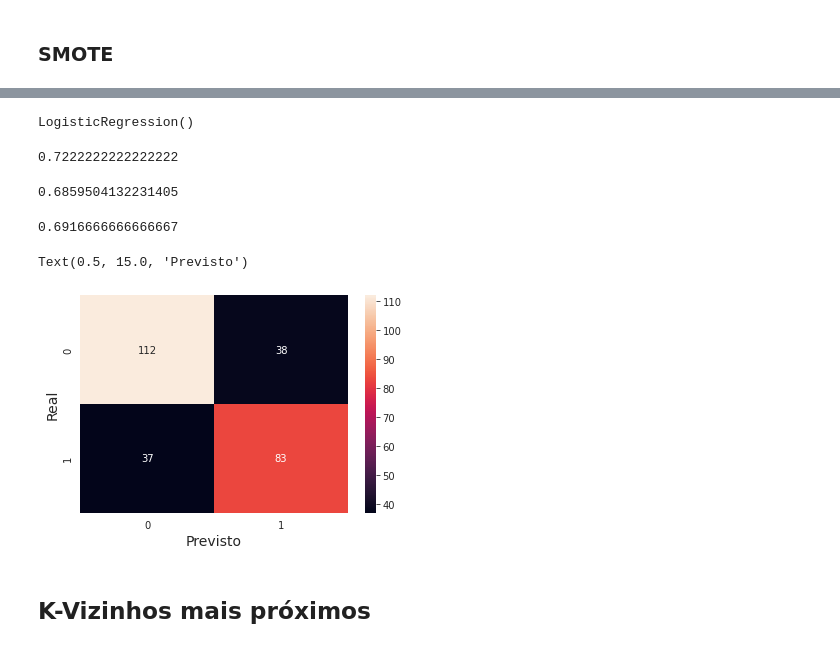
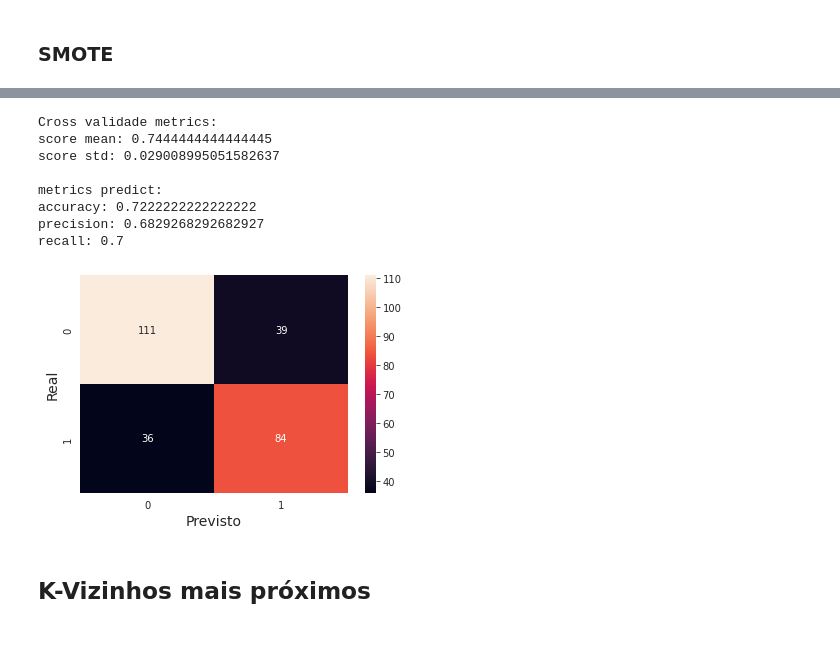
Before and after one commit to dipperr/indians_diabetes, a Jupyter notebook: pima_indians_diabetes.ipynb, the cells around one changed output, grey strips where cells are left out. Cells and saved outputs as stored; diff of their text form; code cells hidden in the pictures.

```diff
--- a/pima_indians_diabetes.ipynb
+++ b/pima_indians_diabetes.ipynb
@@ -259,4 +261,0 @@ score std: 0.019041080292894325
-# %%
-logreg.fit(x_train, y_train)
-y_pred = logreg.predict(x_test)
-accuracy_score(y_test, y_pred)
@@ -264,0 +262,23 @@ accuracy_score(y_test, y_pred)
+# %%
+def fit_and_predict(modelo, data, labels):
+  x_train, x_test, y_train, y_test = train_test_split(data, labels, test_size=0.3,
+                                                      random_state=2022, stratify=labels)
+
+  score = cross_val_score(modelo, x_train, y_train, cv=5)
+  print('Cross validade metrics:')
+  print(f'score mean: {score.mean()}\nscore std: {score.std()}\n')
+
+  modelo.fit(x_train, y_train)
+  pred = modelo.predict(x_test)
+  print(f'metrics predict:')
+  print(f'accuracy: {accuracy_score(y_test, pred)}')
+  print(f'precision: {precision_score(y_test, pred)}')
+  print(f'recall: {recall_score(y_test, pred)}\n\n')
+
+  matriz_conf = confusion_matrix(y_test, pred)
+  sns.heatmap(matriz_conf, annot=True, fmt='d')
+  plt.ylabel('Real', fontsize=14)
+  plt.xlabel('Previsto', fontsize=14)
+# %%
+logreg = LogisticRegression()
+fit_and_predict(logreg, x_padrao, y_data)
@@ -296,28 +301,15 @@ score std: 0.037225521903360544
-# %%
-logreg.fit(x_train, y_train)
-# %% [output]
-LogisticRegression()
-# %%
-y_pred = logreg.predict(x_test)
-accuracy_score(y_test, y_pred)
-# %% [output]
-0.7222222222222222
-# %%
-precision_score(y_test, y_pred)
-# %% [output]
-0.6859504132231405
-# %%
-recall_score(y_test, y_pred)
-# %% [output]
-0.6916666666666667
-# %%
-matriz_conf = confusion_matrix(y_test, y_pred)
-sns.heatmap(matriz_conf, annot=True, fmt='d')
-plt.ylabel('Real', fontsize=14)
-plt.xlabel('Previsto', fontsize=14)
-# %% [output]
-Text(0.5, 15.0, 'Previsto')
-[figure, removed]
+# %%
+fit_and_predict(logreg, X, Y)
+# %% [output]
+Cross validade metrics:
+score mean: 0.7444444444444445
+score std: 0.029008995051582637
+
+metrics predict:
+accuracy: 0.7222222222222222
+precision: 0.6829268292682927
+recall: 0.7
+[figure, added]
 # %% [markdown]
 ## K-Vizinhos mais próximos
 # %% [markdown]
```
Also changed, not shown: parts of 37 cells of this notebook.
